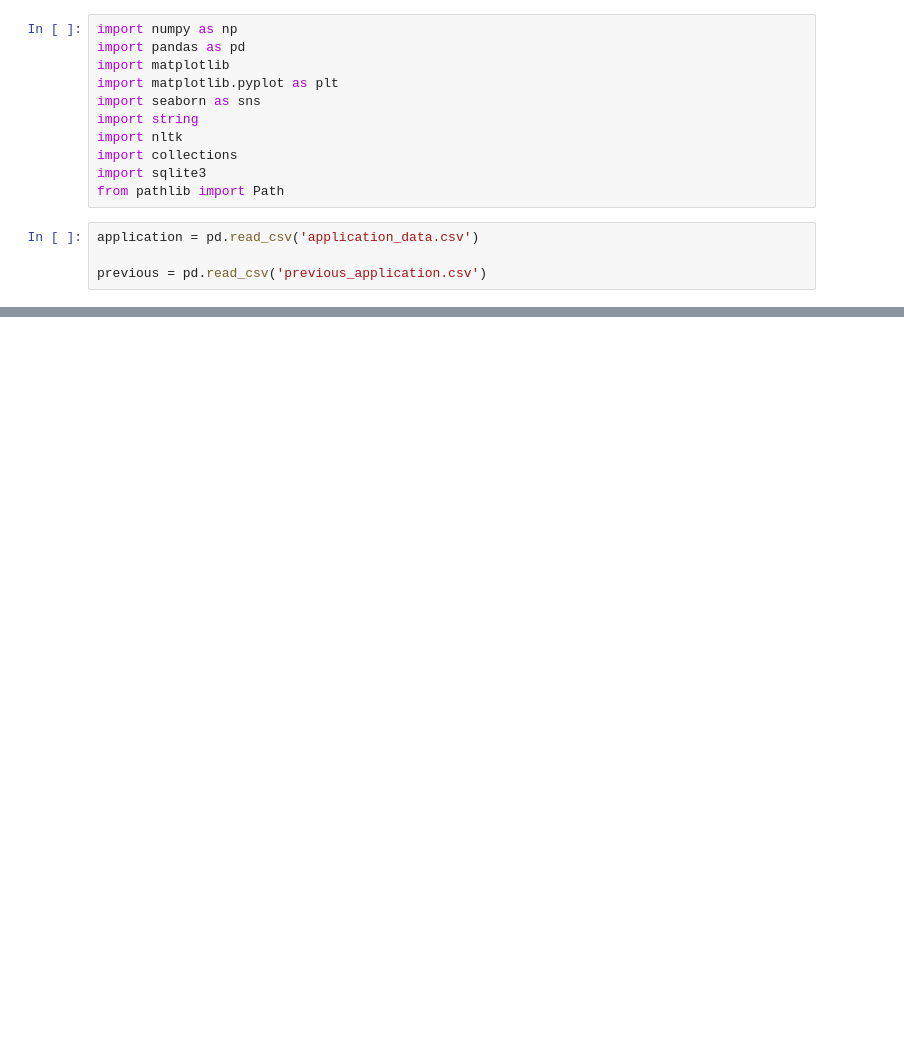
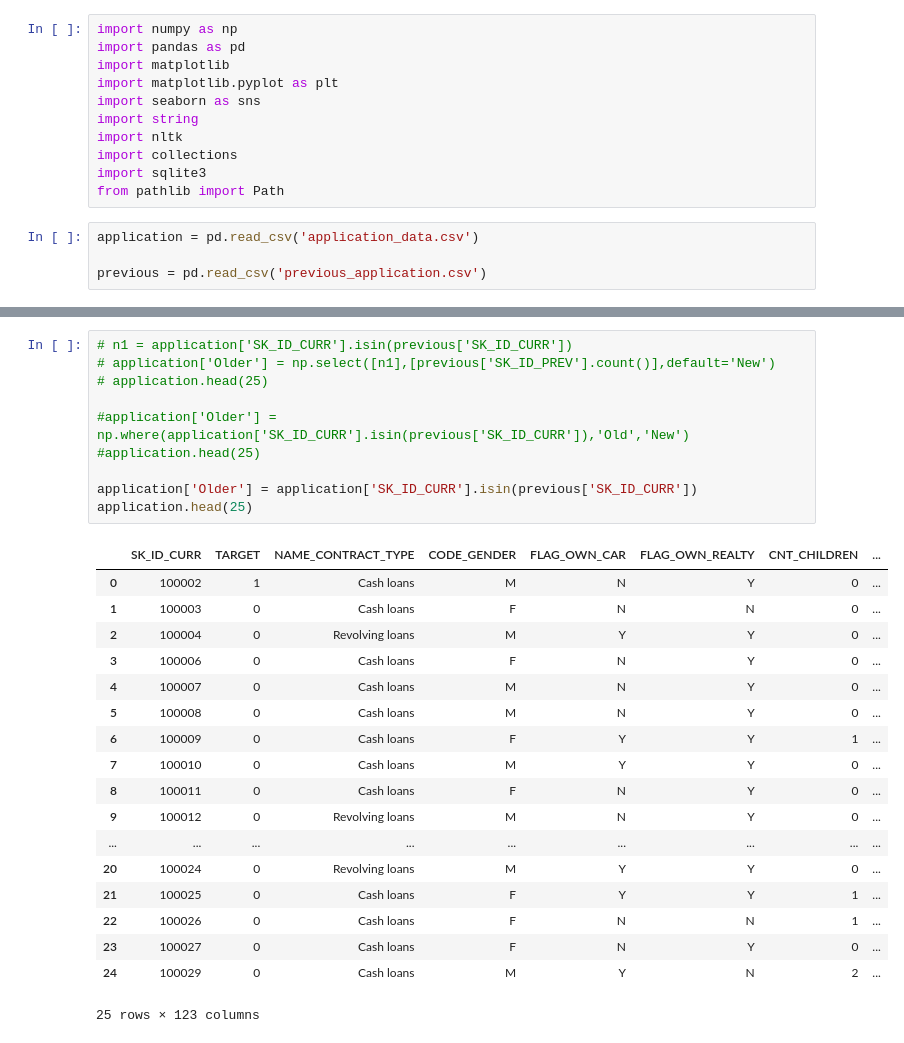
Before and after one commit to gaherna3/Case-Study-2, a Jupyter notebook: Case Study 2 .ipynb, the cells around one changed output, grey strips where cells are left out. Saved outputs shown, nothing was run; the diff lists cells and outputs as text; blank space fills up the shorter version.

```diff
--- a/Case Study 2 .ipynb
+++ b/Case Study 2 .ipynb
@@ -49,2 +158,31 @@ sns.heatmap(previous.corr(), annot = True)
+# %%
+# n1 = application['SK_ID_CURR'].isin(previous['SK_ID_CURR'])
+# application['Older'] = np.select([n1],[previous['SK_ID_PREV'].count()],default='New')
+# application.head(25)
+
+#application['Older'] = np.where(application['SK_ID_CURR'].isin(previous['SK_ID_CURR']),'Old','New')
+#application.head(25)
+
+application['Older'] = application['SK_ID_CURR'].isin(previous['SK_ID_CURR'])
+application.head(25)
+# %% [output]
+|  | SK_ID_CURR | TARGET | NAME_CONTRACT_TYPE | CODE_GENDER | FLAG_OWN_CAR | FLAG_OWN_REALTY | CNT_CHILDREN | ... |
+| 0 | 100002 | 1 | Cash loans | M | N | Y | 0 | ... |
+| 1 | 100003 | 0 | Cash loans | F | N | N | 0 | ... |
+| 2 | 100004 | 0 | Revolving loans | M | Y | Y | 0 | ... |
+| 3 | 100006 | 0 | Cash loans | F | N | Y | 0 | ... |
+| 4 | 100007 | 0 | Cash loans | M | N | Y | 0 | ... |
+| 5 | 100008 | 0 | Cash loans | M | N | Y | 0 | ... |
+| 6 | 100009 | 0 | Cash loans | F | Y | Y | 1 | ... |
+| 7 | 100010 | 0 | Cash loans | M | Y | Y | 0 | ... |
+| 8 | 100011 | 0 | Cash loans | F | N | Y | 0 | ... |
+| 9 | 100012 | 0 | Revolving loans | M | N | Y | 0 | ... |
+| ... | ... | ... | ... | ... | ... | ... | ... | ... |
+| 20 | 100024 | 0 | Revolving loans | M | Y | Y | 0 | ... |
+| 21 | 100025 | 0 | Cash loans | F | Y | Y | 1 | ... |
+| 22 | 100026 | 0 | Cash loans | F | N | N | 1 | ... |
+| 23 | 100027 | 0 | Cash loans | F | N | Y | 0 | ... |
+| 24 | 100029 | 0 | Cash loans | M | Y | N | 2 | ... |
+25 rows × 123 columns
 # %%
 # %% [output]
```
Also changed, not shown: parts of 22 cells of this notebook.
